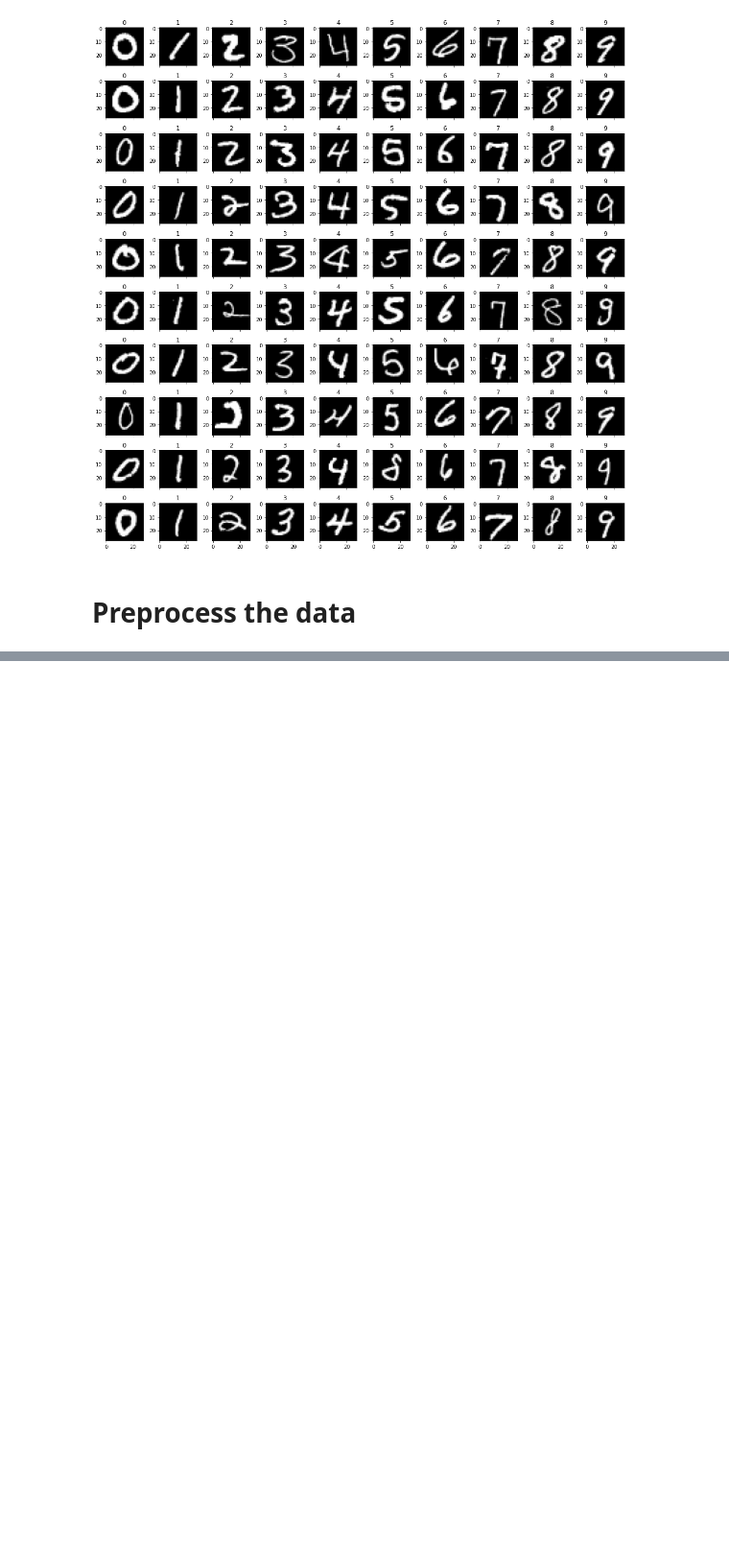
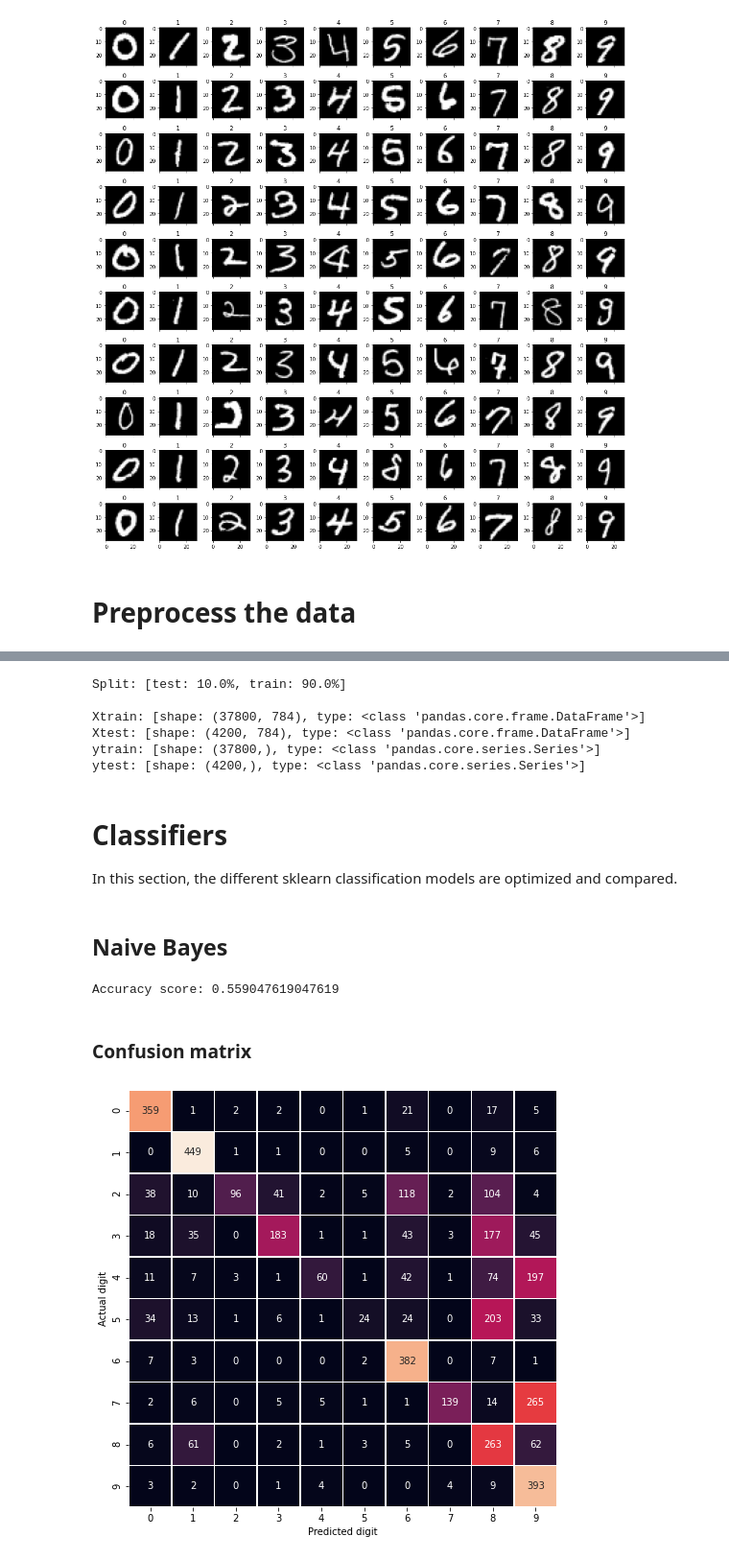
Before and after one commit to Lofaloa/digit-recognizer, a Jupyter notebook: 01.data_exploration.ipynb, the cells around one changed output, grey strips where cells are left out. Shown: that part at 96% size. Drawn from its saved outputs; the diff is of its cells as text; code cells hidden in the pictures; blank space fills up the shorter version.

Commit message:
Naive bayes model prections added

```diff
--- a/01.data_exploration.ipynb
+++ b/01.data_exploration.ipynb
@@ -34,3 +42,7 @@ IMAGE_SIZE = 28
+# %%
+IMAGE_SIZE = 28
+RANDOM_STATE = 42
+TEST_DATA_SET_SIZE = 0.10
 # %%
 TRAIN_DATA_CSV_URI = "https://raw.githubusercontent.com/Lofaloa/digit-recognizer/main/data/train.csv"
 TEST_DATA_CSV_URI = "https://raw.githubusercontent.com/Lofaloa/digit-recognizer/main/data/test.csv"
@@ -40,3 +54,11 @@ TEST_IMAGES = pd.read_csv(TEST_DATA_CSV_URI)
+# %%
+def plot_confusion_matrix(y_true, y_pred):
+    mtx = confusion_matrix(y_true, y_pred)
+    fig, ax = plt.subplots(figsize=(8,8))
+    sns.heatmap(mtx, annot=True, fmt='d', linewidths=.5,  cbar=False, ax=ax)
+    #  square=True,
+    plt.ylabel('Actual digit')
+    plt.xlabel('Predicted digit')
 # %% [markdown]
 # Explore the data
 The data files contain gray-scale images of hand-drawn digits, from zero through nine.
@@ -151,0 +188,44 @@ NORMALIZED_TEST_IMAGES = TEST_IMAGES / 255.0
+# %%
+X = TRAIN_IMAGES.drop(["label"], axis=1)
+y = TRAIN_IMAGES["label"]
+
+Xtrain, Xtest, ytrain, ytest = train_test_split(
+    X,
+    y,
+    test_size=TEST_DATA_SET_SIZE,
+    random_state=RANDOM_STATE
+)
+
+test_size_percent = TEST_DATA_SET_SIZE * 100
+print(f"Split: [test: {test_size_percent}%, train: {100 - test_size_percent}%]\n")
+
+print(f"Xtrain: [shape: {Xtrain.shape}, type: {type(Xtrain)}]")
+print(f"Xtest: [shape: {Xtest.shape}, type: {type(Xtest)}]")
+print(f"ytrain: [shape: {ytrain.shape}, type: {type(ytrain)}]")
+print(f"ytest: [shape: {ytest.shape}, type: {type(ytest)}]")
+# %% [output]
+Split: [test: 10.0%, train: 90.0%]
+
+Xtrain: [shape: (37800, 784), type: <class 'pandas.core.frame.DataFrame'>]
+Xtest: [shape: (4200, 784), type: <class 'pandas.core.frame.DataFrame'>]
+ytrain: [shape: (37800,), type: <class 'pandas.core.series.Series'>]
+ytest: [shape: (4200,), type: <class 'pandas.core.series.Series'>]
+# %% [markdown]
+# Classifiers
+In this section, the different sklearn classification models are optimized and compared.
+# %% [markdown]
+## Naive Bayes
+# %%
+bayes_model = GaussianNB()
+bayes_model.fit(X = Xtrain, y = ytrain)
+bayes_y_predictions = bayes_model.predict(Xtest)
+
+print(f"Accuracy score: {accuracy_score(ytest, bayes_y_predictions)}")
+# %% [output]
+Accuracy score: 0.559047619047619
+# %% [markdown]
+### Confusion matrix
+# %%
+plot_confusion_matrix(ytest, bayes_y_predictions)
+# %% [output]
+[figure, added]
```
Also changed, not shown: parts of 15 cells of this notebook.
